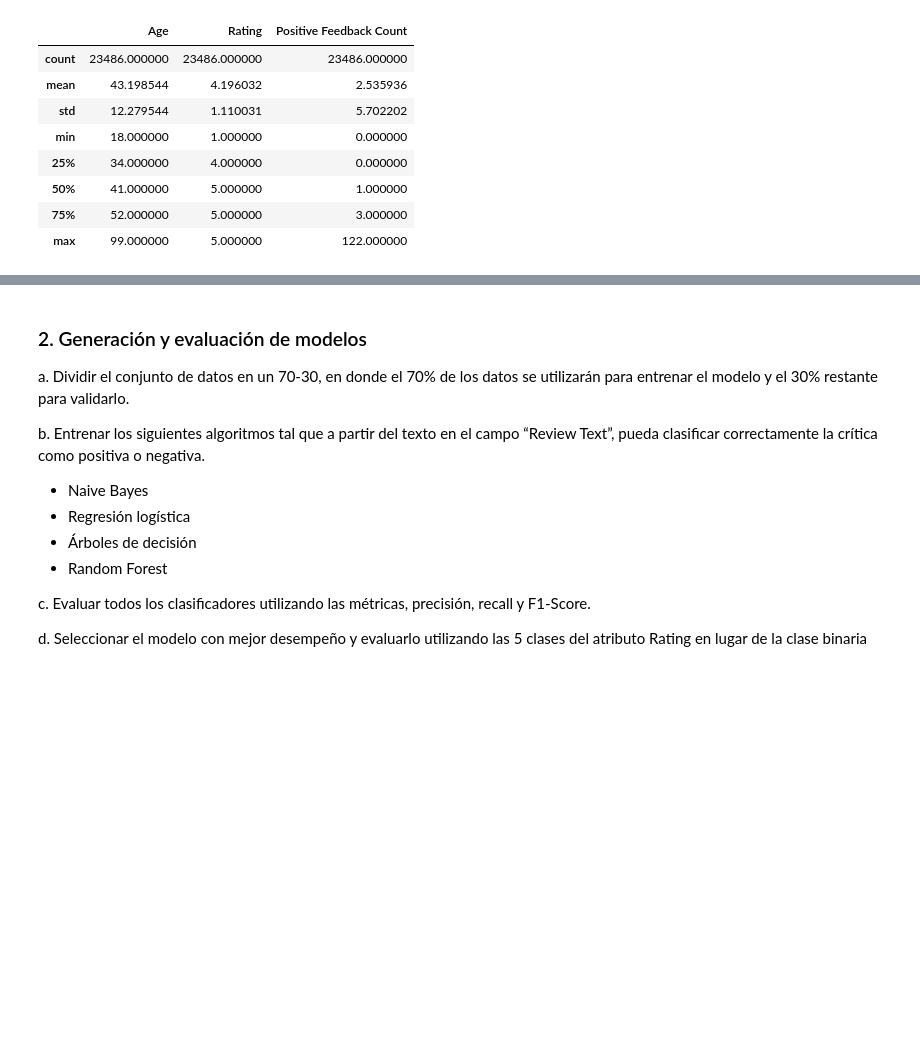
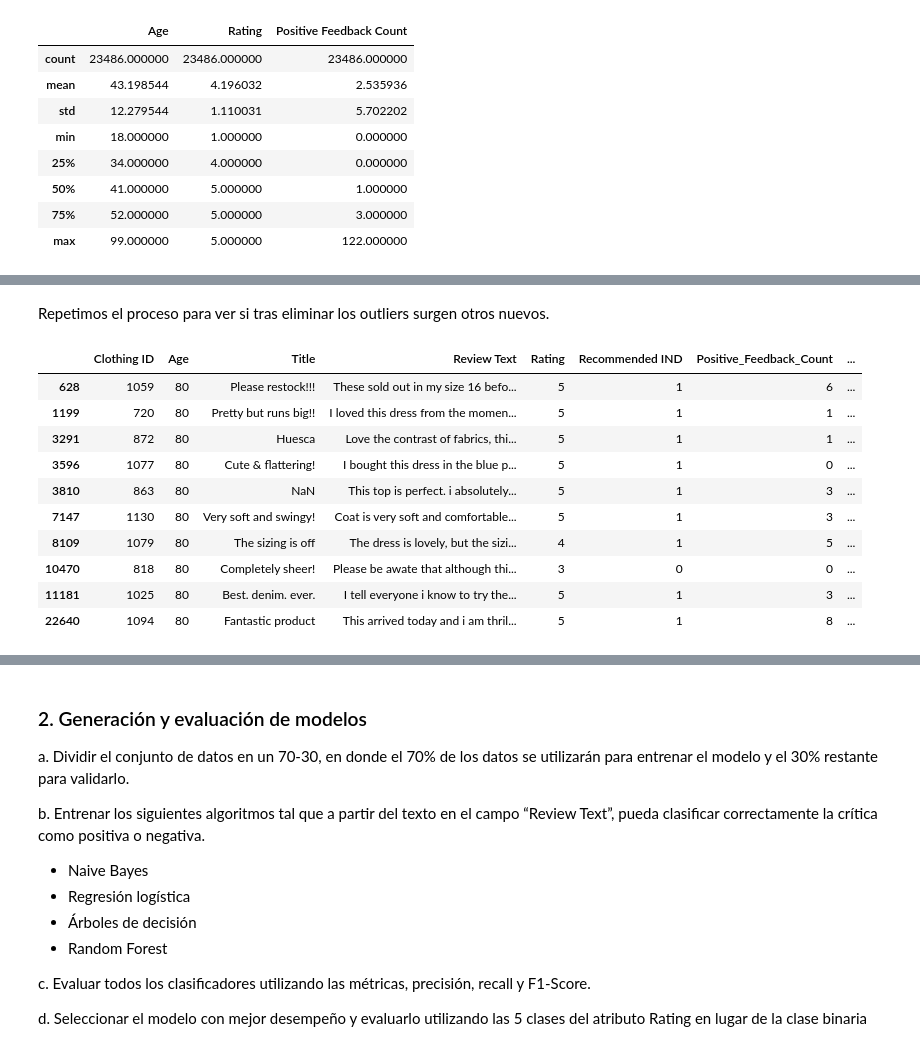
Before and after one commit to 1gnacio/orgadatos-collab-tp2, a Jupyter notebook: TP2.ipynb, the cells around one changed output, grey strips where cells are left out. Drawn from its saved outputs; the diff is of its cells as text; code cells hidden in the pictures; blank space fills up the shorter version.

```diff
--- a/TP2.ipynb
+++ b/TP2.ipynb
@@ -134,0 +240,2 @@ cuantitativas.describe()
+# %% [markdown]
+Repetimos el proceso para ver si tras eliminar los outliers surgen otros nuevos.
@@ -134,0 +252,14 @@ cuantitativas.describe()
+# %%
+data[abs(data['z_Age']) > 3]
+# %% [output]
+|  | Clothing ID | Age | Title | Review Text | Rating | Recommended IND | Positive_Feedback_Count | ... |
+| 628 | 1059 | 80 | Please restock!!! | These sold out in my size 16 befo... | 5 | 1 | 6 | ... |
+| 1199 | 720 | 80 | Pretty but runs big!! | I loved this dress from the momen... | 5 | 1 | 1 | ... |
+| 3291 | 872 | 80 | Huesca | Love the contrast of fabrics, thi... | 5 | 1 | 1 | ... |
+| 3596 | 1077 | 80 | Cute & flattering! | I bought this dress in the blue p... | 5 | 1 | 0 | ... |
+| 3810 | 863 | 80 | NaN | This top is perfect. i absolutely... | 5 | 1 | 3 | ... |
+| 7147 | 1130 | 80 | Very soft and swingy! | Coat is very soft and comfortable... | 5 | 1 | 3 | ... |
+| 8109 | 1079 | 80 | The sizing is off | The dress is lovely, but the sizi... | 4 | 1 | 5 | ... |
+| 10470 | 818 | 80 | Completely sheer! | Please be awate that although thi... | 3 | 0 | 0 | ... |
+| 11181 | 1025 | 80 | Best. denim. ever. | I tell everyone i know to try the... | 5 | 1 | 3 | ... |
+| 22640 | 1094 | 80 | Fantastic product | This arrived today and i am thril... | 5 | 1 | 8 | ... |
```
Also changed, not shown: parts of 36 cells of this notebook.
